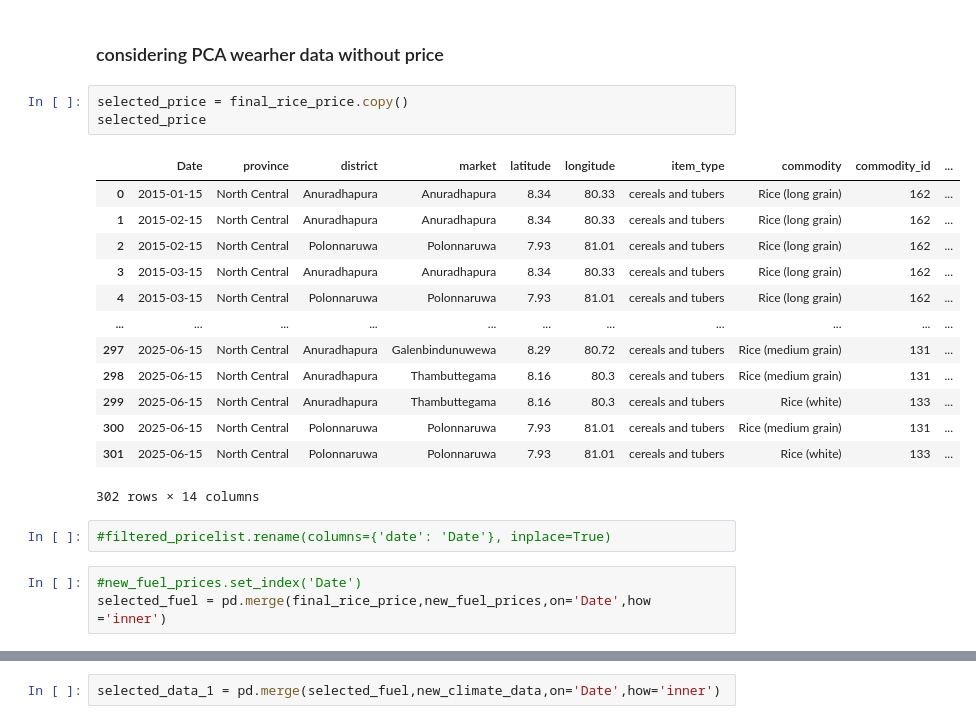
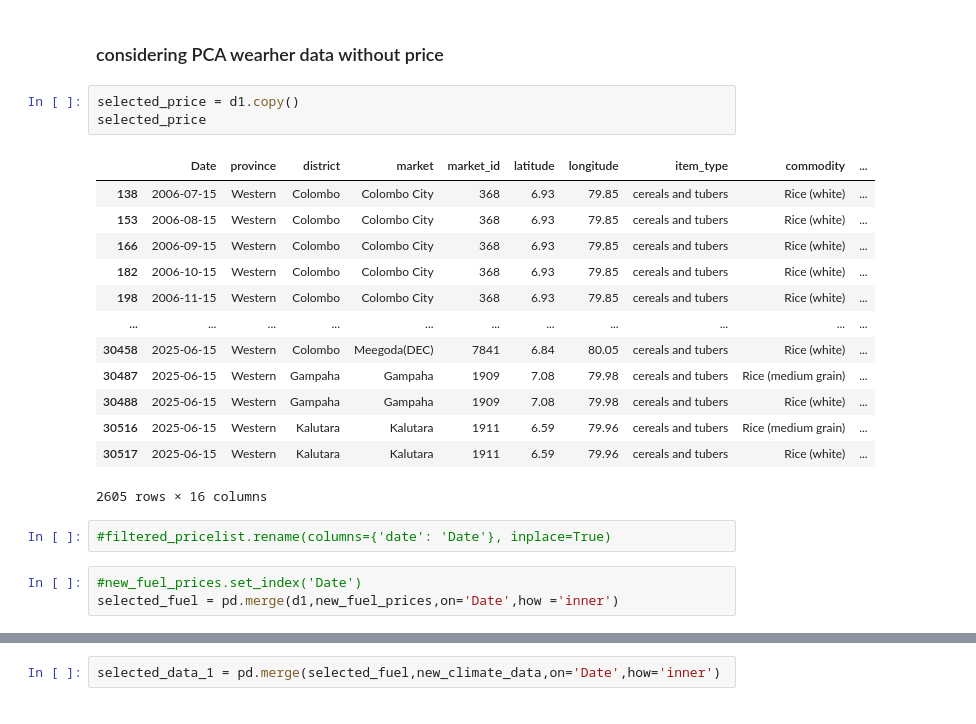
Before and after one commit to DVIlangamge/FYP--Rice-Price-Volatility-Analysis-and-Forecasting, a Jupyter notebook: FYP.ipynb, the cells around one changed output, grey strips where cells are left out. Saved outputs shown, nothing was run; the diff lists cells and outputs as text.

```diff
--- a/FYP.ipynb
+++ b/FYP.ipynb
@@ -2379,27 +1607,27 @@ for both, only 24 rows comes. Therefore, need to predict data for 2019 to 2024,
 # %% [markdown]
 ### considering PCA wearher data without price
 # %%
-selected_price = final_rice_price.copy()
+selected_price = d1.copy()
 selected_price
 # %% [output]
-|  | Date | province | district | market | latitude | longitude | item_type | commodity | commodity_id | ... |
-| 0 | 2015-01-15 | North Central | Anuradhapura | Anuradhapura | 8.34 | 80.33 | cereals and tubers | Rice (long grain) | 162 | ... |
-| 1 | 2015-02-15 | North Central | Anuradhapura | Anuradhapura | 8.34 | 80.33 | cereals and tubers | Rice (long grain) | 162 | ... |
-| 2 | 2015-02-15 | North Central | Polonnaruwa | Polonnaruwa | 7.93 | 81.01 | cereals and tubers | Rice (long grain) | 162 | ... |
-| 3 | 2015-03-15 | North Central | Anuradhapura | Anuradhapura | 8.34 | 80.33 | cereals and tubers | Rice (long grain) | 162 | ... |
-| 4 | 2015-03-15 | North Central | Polonnaruwa | Polonnaruwa | 7.93 | 81.01 | cereals and tubers | Rice (long grain) | 162 | ... |
+|  | Date | province | district | market | market_id | latitude | longitude | item_type | commodity | ... |
+| 138 | 2006-07-15 | Western | Colombo | Colombo City | 368 | 6.93 | 79.85 | cereals and tubers | Rice (white) | ... |
+| 153 | 2006-08-15 | Western | Colombo | Colombo City | 368 | 6.93 | 79.85 | cereals and tubers | Rice (white) | ... |
+| 166 | 2006-09-15 | Western | Colombo | Colombo City | 368 | 6.93 | 79.85 | cereals and tubers | Rice (white) | ... |
+| 182 | 2006-10-15 | Western | Colombo | Colombo City | 368 | 6.93 | 79.85 | cereals and tubers | Rice (white) | ... |
+| 198 | 2006-11-15 | Western | Colombo | Colombo City | 368 | 6.93 | 79.85 | cereals and tubers | Rice (white) | ... |
 | ... | ... | ... | ... | ... | ... | ... | ... | ... | ... | ... |
-| 297 | 2025-06-15 | North Central | Anuradhapura | Galenbindunuwewa | 8.29 | 80.72 | cereals and tubers | Rice (medium grain) | 131 | ... |
-| 298 | 2025-06-15 | North Central | Anuradhapura | Thambuttegama | 8.16 | 80.3 | cereals and tubers | Rice (medium grain) | 131 | ... |
-| 299 | 2025-06-15 | North Central | Anuradhapura | Thambuttegama | 8.16 | 80.3 | cereals and tubers | Rice (white) | 133 | ... |
-| 300 | 2025-06-15 | North Central | Polonnaruwa | Polonnaruwa | 7.93 | 81.01 | cereals and tubers | Rice (medium grain) | 131 | ... |
-| 301 | 2025-06-15 | North Central | Polonnaruwa | Polonnaruwa | 7.93 | 81.01 | cereals and tubers | Rice (white) | 133 | ... |
+| 30458 | 2025-06-15 | Western | Colombo | Meegoda(DEC) | 7841 | 6.84 | 80.05 | cereals and tubers | Rice (white) | ... |
+| 30487 | 2025-06-15 | Western | Gampaha | Gampaha | 1909 | 7.08 | 79.98 | cereals and tubers | Rice (medium grain) | ... |
+| 30488 | 2025-06-15 | Western | Gampaha | Gampaha | 1909 | 7.08 | 79.98 | cereals and tubers | Rice (white) | ... |
+| 30516 | 2025-06-15 | Western | Kalutara | Kalutara | 1911 | 6.59 | 79.96 | cereals and tubers | Rice (medium grain) | ... |
+| 30517 | 2025-06-15 | Western | Kalutara | Kalutara | 1911 | 6.59 | 79.96 | cereals and tubers | Rice (white) | ... |
-302 rows × 14 columns
+2605 rows × 16 columns
 # %%
 #filtered_pricelist.rename(columns={'date': 'Date'}, inplace=True)
 # %%
 #new_fuel_prices.set_index('Date')
-selected_fuel = pd.merge(final_rice_price,new_fuel_prices,on='Date',how ='inner')
+selected_fuel = pd.merge(d1,new_fuel_prices,on='Date',how ='inner')
 # %%
 selected_fuel
 # %% [output]
```
Also changed, not shown: parts of 123 cells of this notebook.
